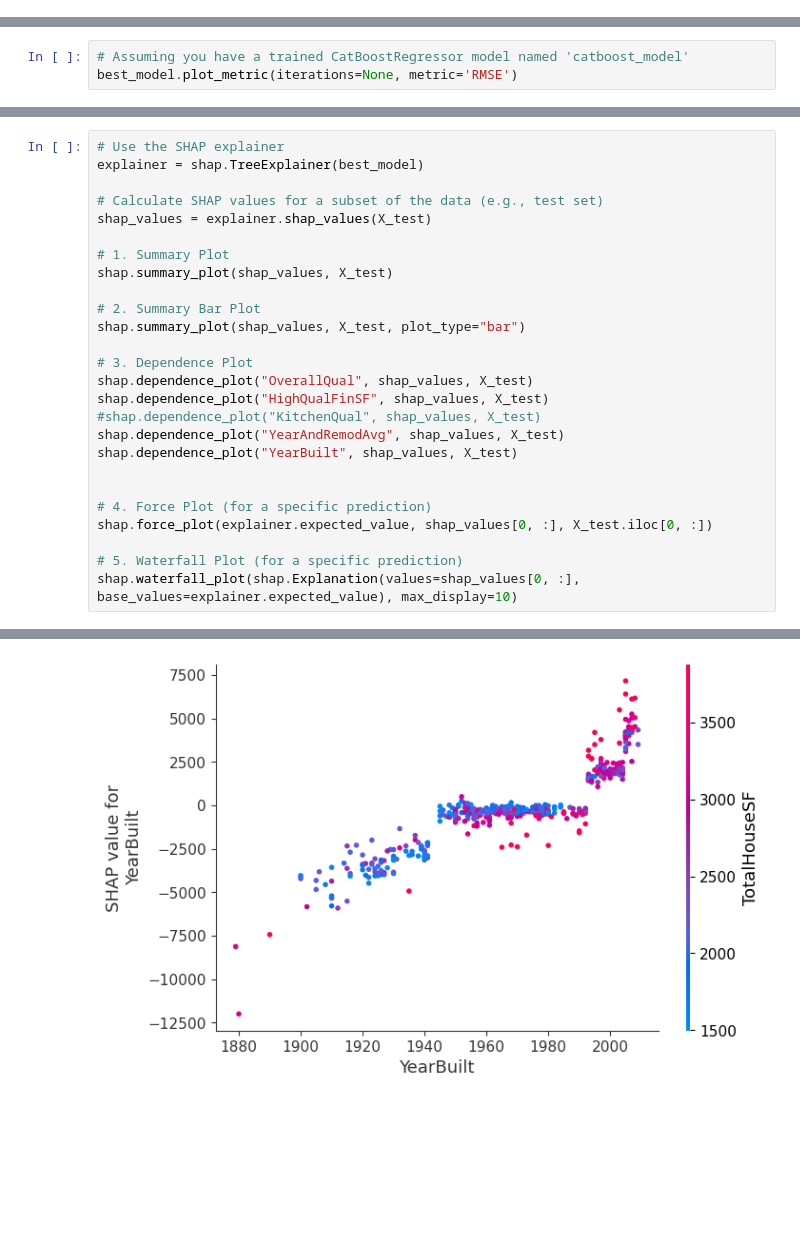
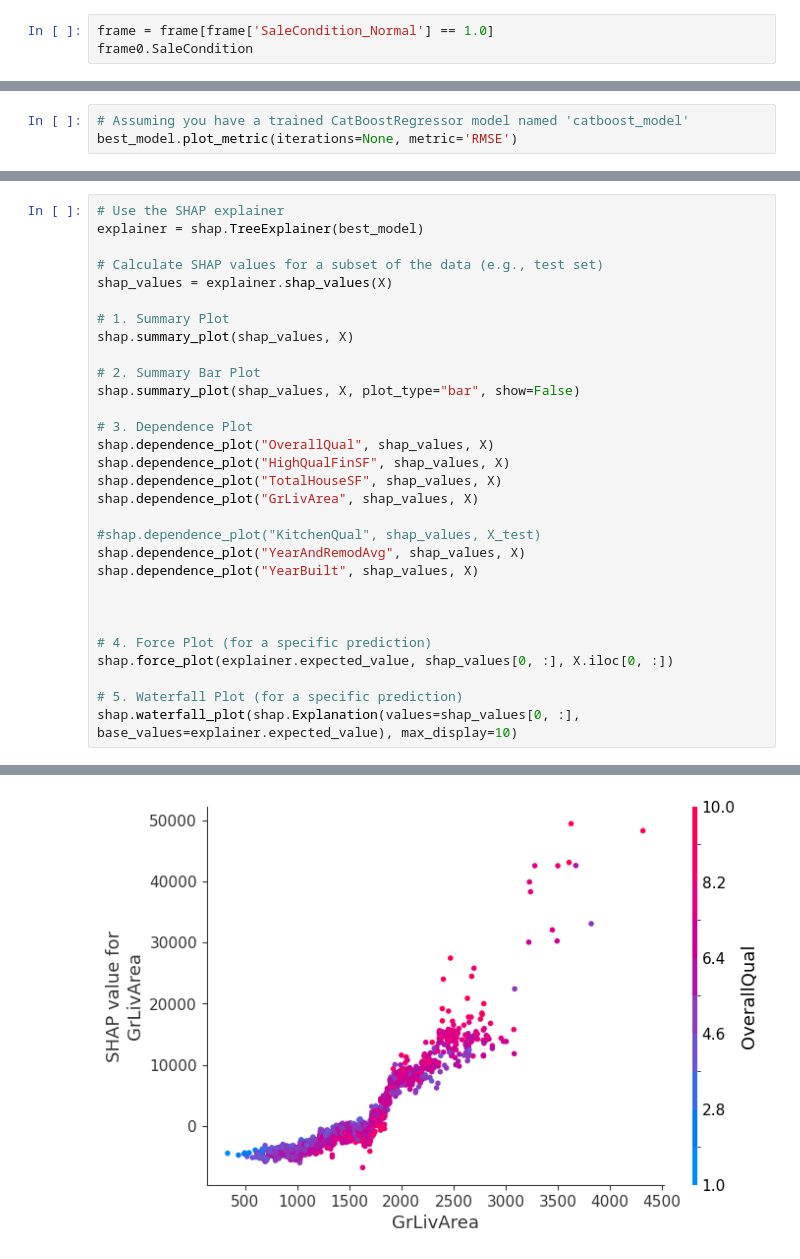
Before and after one commit to briangdrewes/machinelearning_Ames, a Jupyter notebook: dummyNoDropCatBoostViz.ipynb, the cells around one changed output, grey strips where cells are left out. Cells and saved outputs as stored; diff of their text form; blank space fills up the shorter version.

```diff
--- a/dummyNoDropCatBoostViz.ipynb
+++ b/dummyNoDropCatBoostViz.ipynb
@@ -46,2 +46,5 @@ frame = train_wOnlyDummiesNoDrop.copy()
 # Create a KFold object
 kf = KFold(n_splits=5, shuffle=True, random_state=42)
+# %%
+frame = frame[frame['SaleCondition_Normal'] == 1.0]
+frame0.SaleCondition
@@ -175,24 +312,28 @@ best_model.plot_predictions(pool=None, prediction_type='RawFormulaVal', iteratio
 explainer = shap.TreeExplainer(best_model)
 
 # Calculate SHAP values for a subset of the data (e.g., test set)
-shap_values = explainer.shap_values(X_test)
+shap_values = explainer.shap_values(X)
 
 # 1. Summary Plot
-shap.summary_plot(shap_values, X_test)
+shap.summary_plot(shap_values, X)
 
 # 2. Summary Bar Plot
-shap.summary_plot(shap_values, X_test, plot_type="bar")
+shap.summary_plot(shap_values, X, plot_type="bar", show=False)
 
 # 3. Dependence Plot
-shap.dependence_plot("OverallQual", shap_values, X_test)
-shap.dependence_plot("HighQualFinSF", shap_values, X_test)
+shap.dependence_plot("OverallQual", shap_values, X)
+shap.dependence_plot("HighQualFinSF", shap_values, X)
+shap.dependence_plot("TotalHouseSF", shap_values, X)
+shap.dependence_plot("GrLivArea", shap_values, X)
+
 #shap.dependence_plot("KitchenQual", shap_values, X_test)
-shap.dependence_plot("YearAndRemodAvg", shap_values, X_test)
-shap.dependence_plot("YearBuilt", shap_values, X_test)
+shap.dependence_plot("YearAndRemodAvg", shap_values, X)
+shap.dependence_plot("YearBuilt", shap_values, X)
+
 
 
 # 4. Force Plot (for a specific prediction)
-shap.force_plot(explainer.expected_value, shap_values[0, :], X_test.iloc[0, :])
+shap.force_plot(explainer.expected_value, shap_values[0, :], X.iloc[0, :])
 
 # 5. Waterfall Plot (for a specific prediction)
 shap.waterfall_plot(shap.Explanation(values=shap_values[0, :], base_values=explainer.expected_value), max_display=10)
@@ -205 +346 @@ shap.waterfall_plot(shap.Explanation(values=shap_values[0, :], base_values=expla
-[figure, old version]
+[figure, new version]
```
Also changed, not shown: parts of 31 cells of this notebook, 16 other files.
